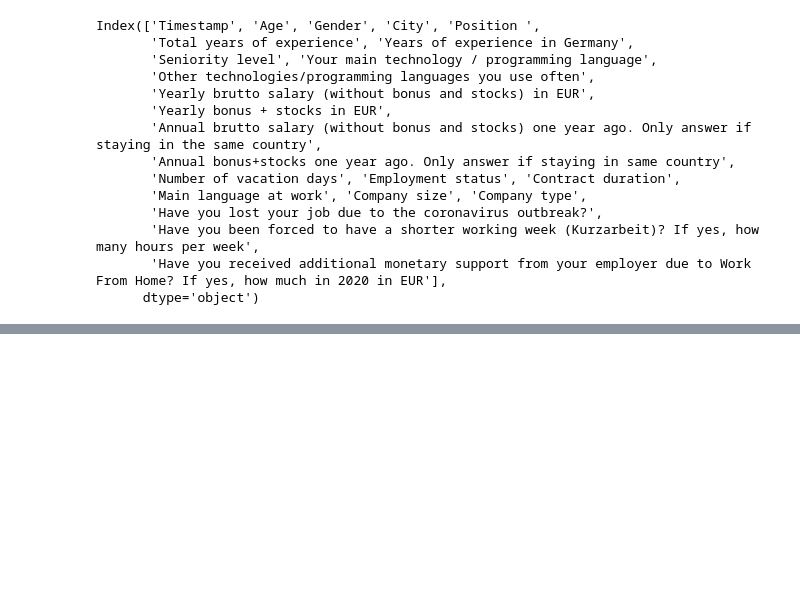
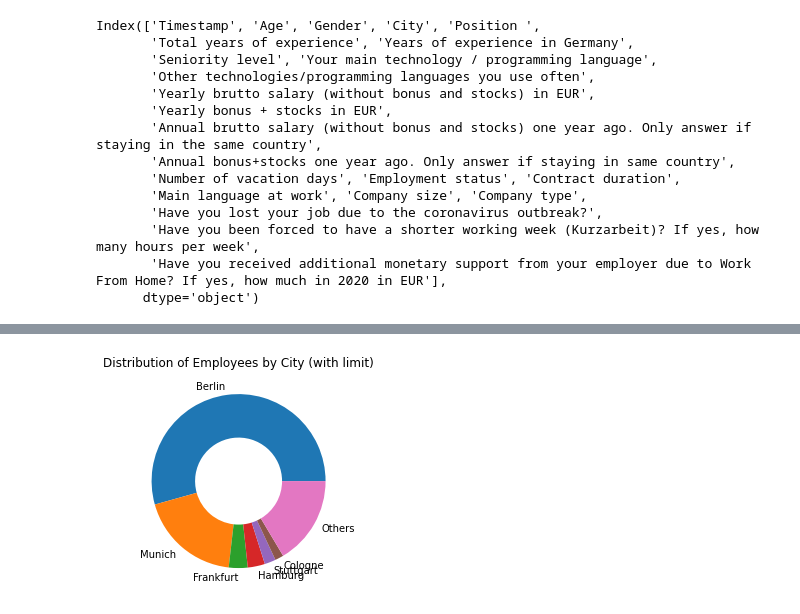
Before and after one commit to ESPersonnel/Lux-Dev-Data-Science, a Jupyter notebook: week-1/EDA-salary-eu.ipynb, the cells around one changed output, grey strips where cells are left out. Cells and saved outputs as stored; diff of their text form; code cells hidden in the pictures; blank space fills up the shorter version.

```diff
--- a/week-1/EDA-salary-eu.ipynb
+++ b/week-1/EDA-salary-eu.ipynb
@@ -81,0 +95,21 @@ KeyError: 'Gross_Salary'
+# %%
+# NB: There could be a better way of using the city data to plot a graph
+# Plotting a donut chart showing the distribution of employees by city (with limits of 10 employees per city)
+
+# set the limit for the number of employees per city
+limit = 10
+
+# group by city and count the number of employees
+city_counts = df['City'].value_counts()
+city_counts = city_counts[city_counts >= limit]
+
+# add a category for cities with less than the limit
+other_count = len(df) - city_counts.sum()
+city_counts['Others'] = other_count
+
+# create a donut chart
+plt.pie(city_counts.values, labels=city_counts.index, wedgeprops=dict(width=0.5))
+plt.title("Distribution of Employees by City (with limit)")
+plt.show()
+# %% [output]
+[figure, added]
```
Also changed, not shown: parts of 9 cells of this notebook, 5 other files.
